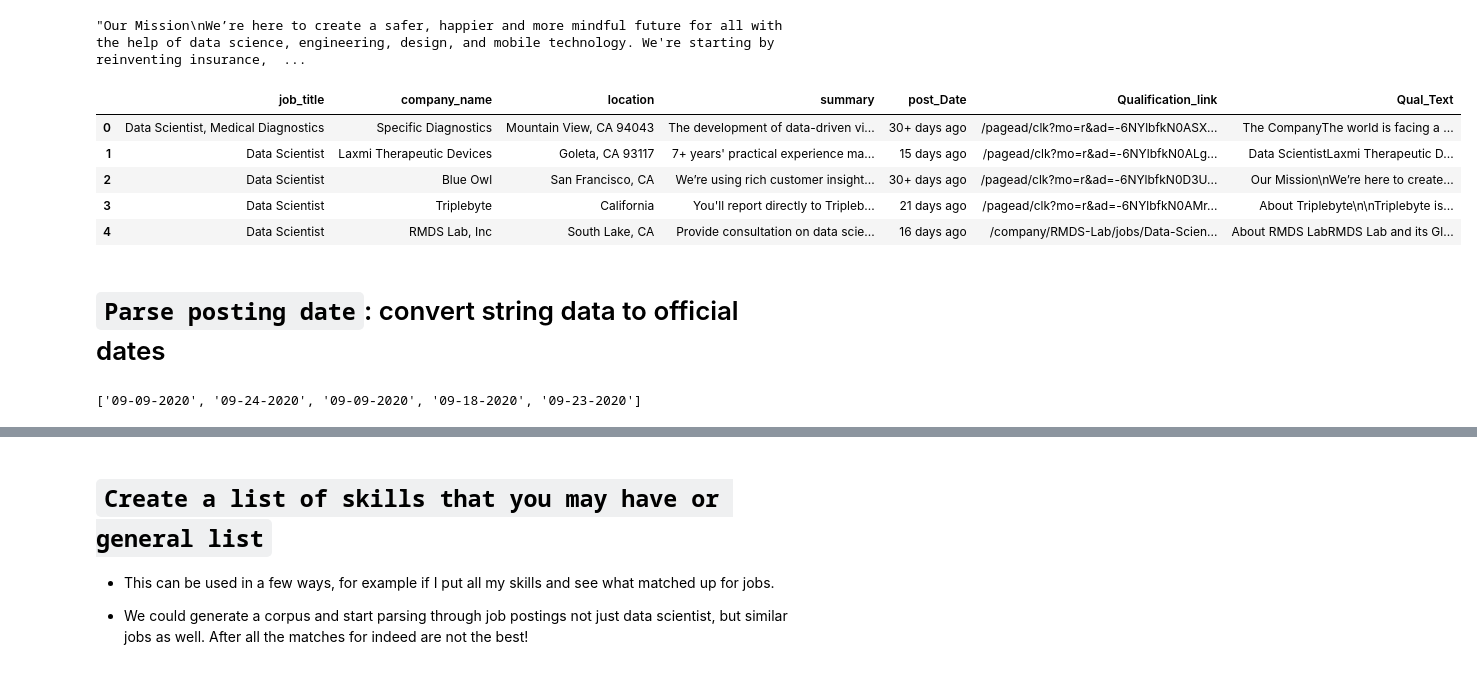
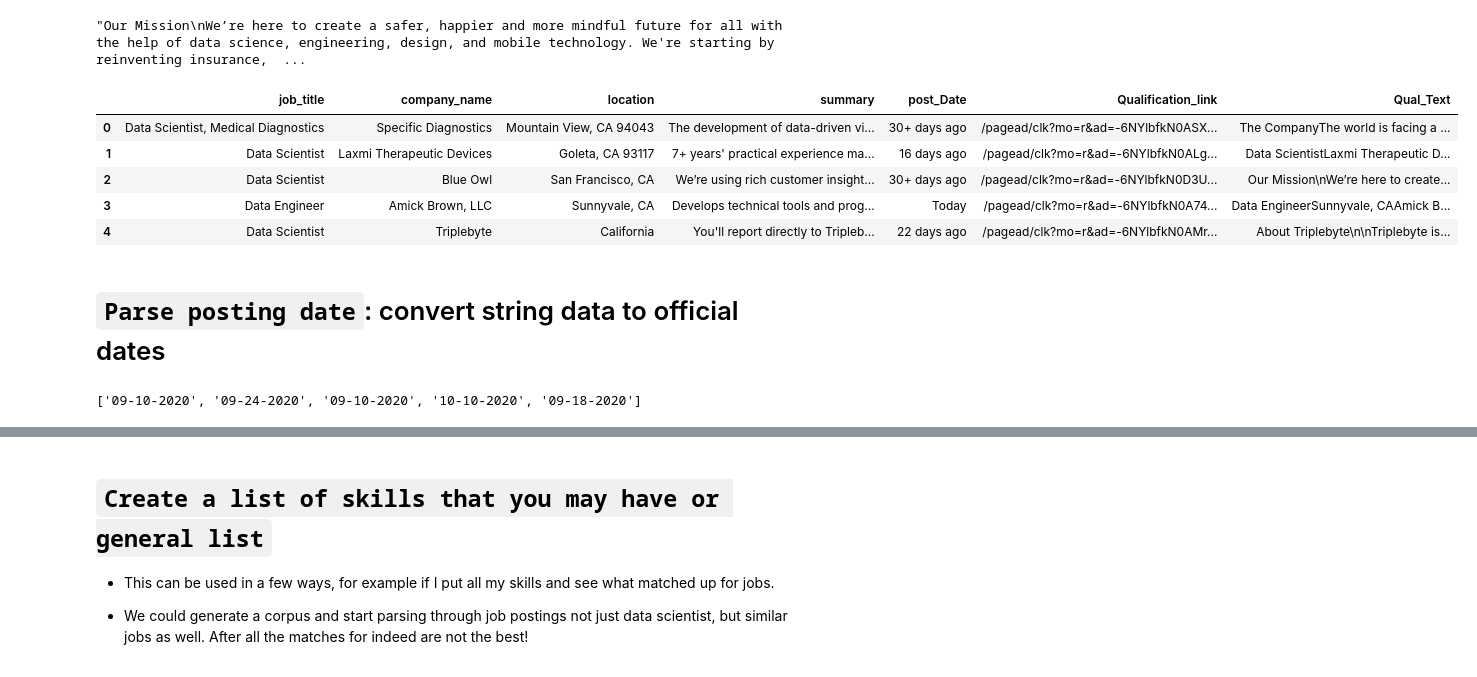
Before and after one commit to MrFuguDataScience/Webscraping, a Jupyter notebook: Indeed_webscrape.ipynb, the cells around one changed output, grey strips where cells are left out. Saved outputs shown, nothing was run; the diff lists cells and outputs as text; code cells hidden in the pictures.

```diff
--- a/Indeed_webscrape.ipynb
+++ b/Indeed_webscrape.ipynb
@@ -135,15 +140,15 @@ u[2]
 # %% [output]
 "Our Mission\nWe’re here to create a safer, happier and more mindful future for all with the help of data science, engineering, design, and mobile technology. We're starting by reinventing insurance,  ...
 # %%
-jobs_=pd.concat([pd.DataFrame(gg),pd.DataFrame(u,columns=['Qual_Text'])],axis=1).head()
+jobs_=pd.concat([pd.DataFrame(gg),pd.DataFrame(u,columns=['Qual_Text'])],axis=1)
 jobs_.head()
 # %% [output]
 |  | job_title | company_name | location | summary | post_Date | Qualification_link | Qual_Text |
 | 0 | Data Scientist, Medical Diagnostics | Specific Diagnostics | Mountain View, CA 94043 | The development of data-driven vi... | 30+ days ago | /pagead/clk?mo=r&ad=-6NYlbfkN0ASX... | The CompanyThe world is facing a ... |
-| 1 | Data Scientist | Laxmi Therapeutic Devices | Goleta, CA 93117 | 7+ years' practical experience ma... | 15 days ago | /pagead/clk?mo=r&ad=-6NYlbfkN0ALg... | Data ScientistLaxmi Therapeutic D... |
+| 1 | Data Scientist | Laxmi Therapeutic Devices | Goleta, CA 93117 | 7+ years' practical experience ma... | 16 days ago | /pagead/clk?mo=r&ad=-6NYlbfkN0ALg... | Data ScientistLaxmi Therapeutic D... |
 | 2 | Data Scientist | Blue Owl | San Francisco, CA | We’re using rich customer insight... | 30+ days ago | /pagead/clk?mo=r&ad=-6NYlbfkN0D3U... | Our Mission\nWe’re here to create... |
-| 3 | Data Scientist | Triplebyte | California | You'll report directly to Tripleb... | 21 days ago | /pagead/clk?mo=r&ad=-6NYlbfkN0AMr... | About Triplebyte\n\nTriplebyte is... |
-| 4 | Data Scientist | RMDS Lab, Inc | South Lake, CA | Provide consultation on data scie... | 16 days ago | /company/RMDS-Lab/jobs/Data-Scien... | About RMDS LabRMDS Lab and its Gl... |
+| 3 | Data Engineer | Amick Brown, LLC | Sunnyvale, CA | Develops technical tools and prog... | Today | /pagead/clk?mo=r&ad=-6NYlbfkN0A74... | Data EngineerSunnyvale, CAAmick B... |
+| 4 | Data Scientist | Triplebyte | California | You'll report directly to Tripleb... | 22 days ago | /pagead/clk?mo=r&ad=-6NYlbfkN0AMr... | About Triplebyte\n\nTriplebyte is... |
 # %% [markdown]
 # `Parse posting date`: convert string data to official dates
 # %%
@@ -164,7 +169,7 @@ for i in jobs_['post_Date']:
         v.append(datetime.datetime.today().strftime('%m-%d-%Y'))
 v[:5]
 # %% [output]
-['09-09-2020', '09-24-2020', '09-09-2020', '09-18-2020', '09-23-2020']
+['09-10-2020', '09-24-2020', '09-10-2020', '10-10-2020', '09-18-2020']
 # %%
 # fixed posting date to date format instead of string: last column
 jobs_['posting_date_fixed']=v
```
Also changed, not shown: parts of 5 cells of this notebook.
